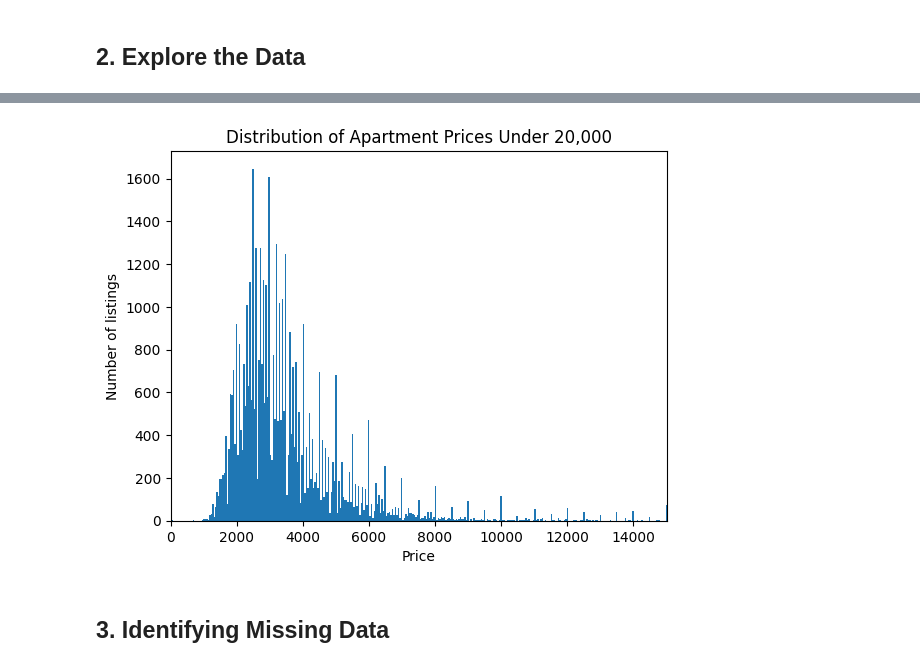
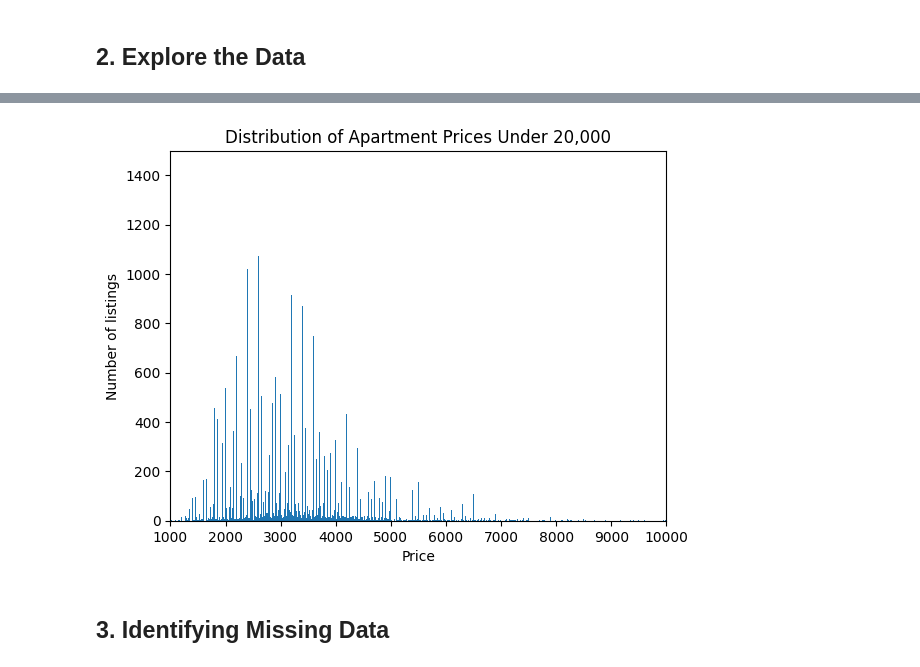
Before and after one commit to AlexCayarga/Rentwise-NYC, a Jupyter notebook: notebooks/Data_Cleaning_Notebook.ipynb, the cells around one changed output, grey strips where cells are left out. Drawn from its saved outputs; the diff is of its cells as text; code cells hidden in the pictures.

```diff
--- a/notebooks/Data_Cleaning_Notebook.ipynb
+++ b/notebooks/Data_Cleaning_Notebook.ipynb
@@ -5,7 +7,8 @@ import pandas as pd
 from google.colab import files
 uploaded = files.upload()
 
-df = pd.read_csv("column_cleaned_train.csv")
+df = pd.read_csv("completely_cleaned_train.csv")
 df.head()
+df.shape
 # %% [output]
 [interactive output not drawn]
@@ -99,15 +269,15 @@ dtype: int64
 # %%
 import matplotlib.pyplot as plt
 
-df["price"].plot(kind="hist", bins=100000)
+df["price"].plot(kind="hist", bins=1000)
 
-plt.xlim(0, 15000)
+plt.xlim(1000, 10000)
 plt.xlabel("Price")
 plt.ylabel("Number of listings")
 plt.title("Distribution of Apartment Prices Under 20,000")
 plt.show()
 # %% [output]
-[figure, old version]
+[figure, new version]
 # %% [markdown]
 ## 3. Identifying Missing Data
 # %%
```
Also changed, not shown: parts of 19 cells of this notebook.
